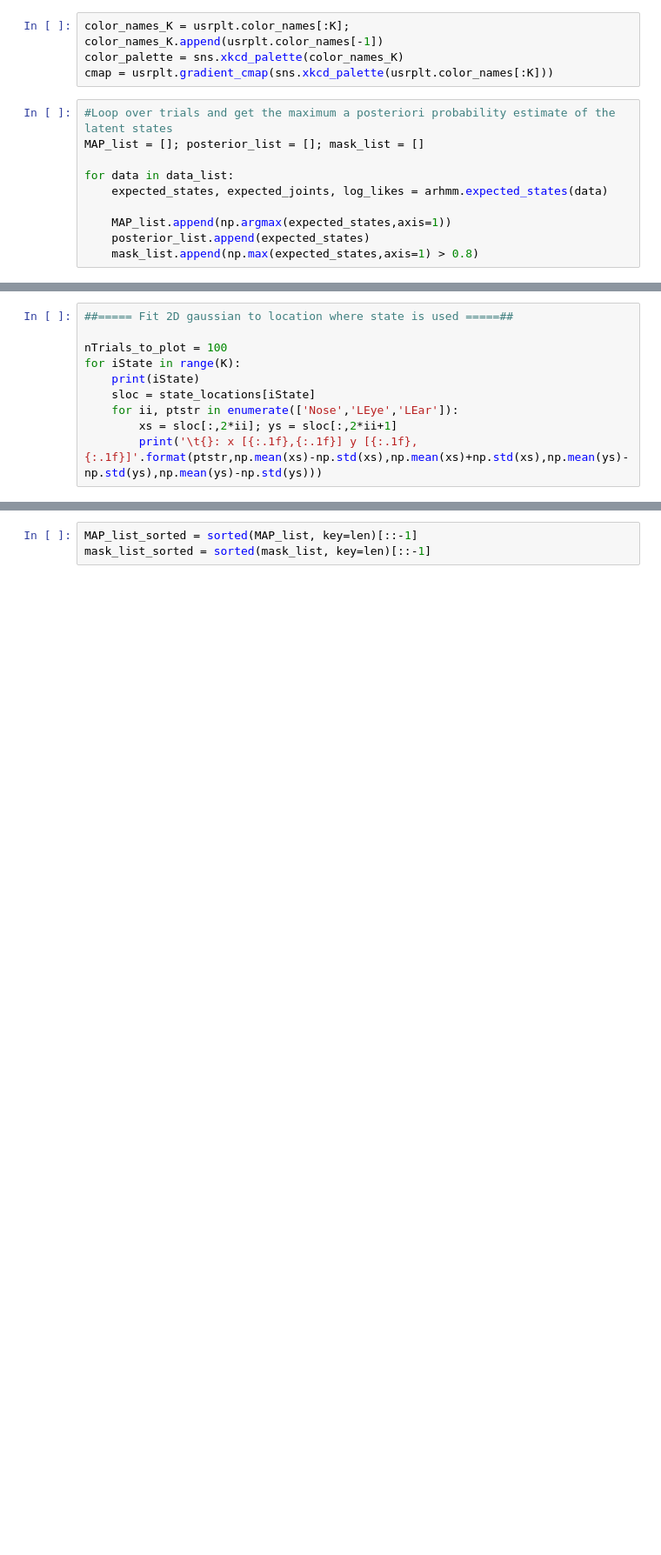
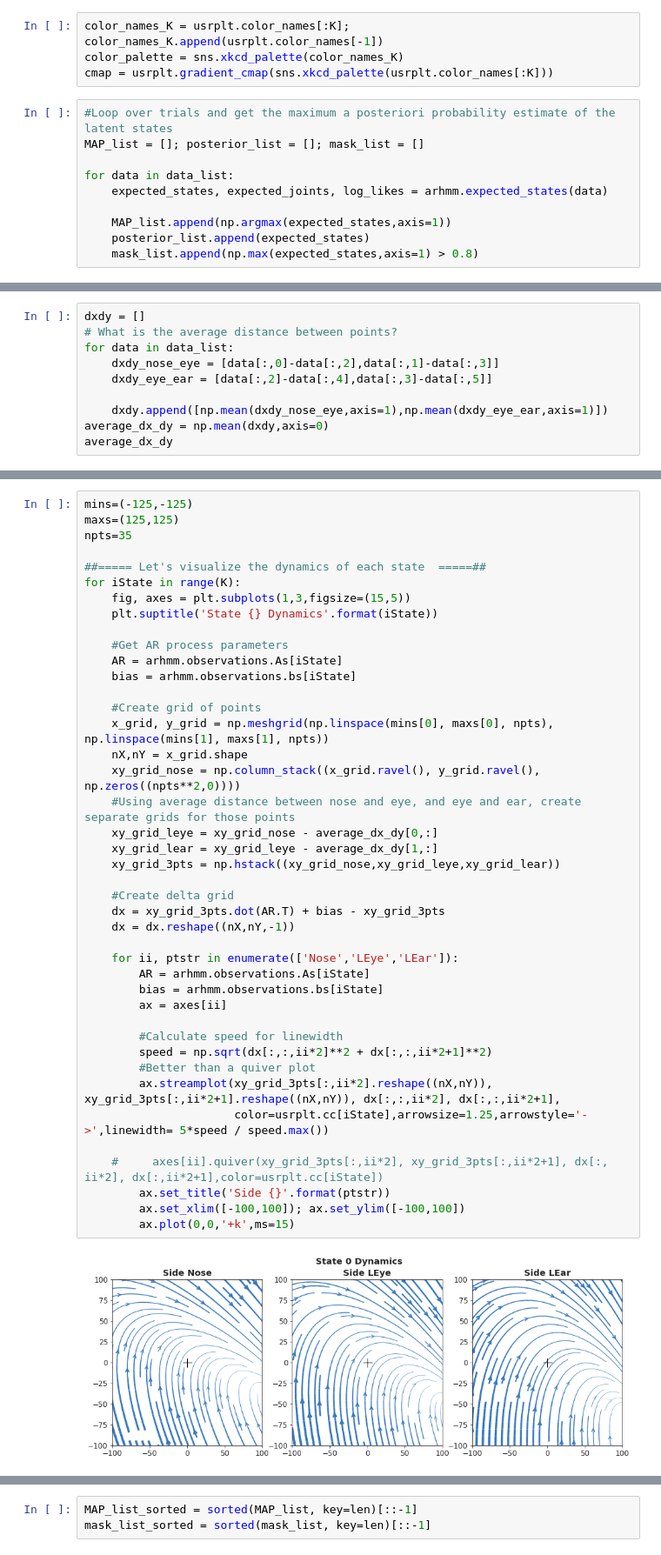
Before and after one commit to davidgwyrick/jumping_behavior, a Jupyter notebook: jumping_behavior_ssm.ipynb, the cells around one changed output, grey strips where cells are left out. Shown at 87% size. Cells and saved outputs as stored; diff of their text form; blank space fills up the shorter version.

```diff
--- a/jumping_behavior_ssm.ipynb
+++ b/jumping_behavior_ssm.ipynb
@@ -311,10 +147,0 @@ for iState in range(K):
-# %%
-##===== Fit 2D gaussian to location where state is used =====##
-
-nTrials_to_plot = 100
-for iState in range(K):
-    print(iState)
-    sloc = state_locations[iState]
-    for ii, ptstr in enumerate(['Nose','LEye','LEar']):
-        xs = sloc[:,2*ii]; ys = sloc[:,2*ii+1]
-        print('\t{}: x [{:.1f},{:.1f}] y [{:.1f},{:.1f}]'.format(ptstr,np.mean(xs)-np.std(xs),np.mean(xs)+np.std(xs),np.mean(ys)-np.std(ys),np.mean(ys)-np.std(ys)))
@@ -426,0 +192,10 @@ sns.heatmap(transition_matrix,square=True,cbar_kws={'shrink':0.5})
+# %%
+dxdy = []
+# What is the average distance between points?
+for data in data_list:
+    dxdy_nose_eye = [data[:,0]-data[:,2],data[:,1]-data[:,3]]
+    dxdy_eye_ear = [data[:,2]-data[:,4],data[:,3]-data[:,5]]
+
+    dxdy.append([np.mean(dxdy_nose_eye,axis=1),np.mean(dxdy_eye_ear,axis=1)])
+average_dx_dy = np.mean(dxdy,axis=0)
+average_dx_dy
@@ -426,0 +211,44 @@ sns.heatmap(transition_matrix,square=True,cbar_kws={'shrink':0.5})
+# %%
+mins=(-125,-125)
+maxs=(125,125)
+npts=35
+
+##===== Let's visualize the dynamics of each state  =====##
+for iState in range(K):
+    fig, axes = plt.subplots(1,3,figsize=(15,5))
+    plt.suptitle('State {} Dynamics'.format(iState))
+
+    #Get AR process parameters
+    AR = arhmm.observations.As[iState]
+    bias = arhmm.observations.bs[iState]
+
+    #Create grid of points
+    x_grid, y_grid = np.meshgrid(np.linspace(mins[0], maxs[0], npts), np.linspace(mins[1], maxs[1], npts))
+    nX,nY = x_grid.shape
+    xy_grid_nose = np.column_stack((x_grid.ravel(), y_grid.ravel(), np.zeros((npts**2,0))))
+    #Using average distance between nose and eye, and eye and ear, create separate grids for those points
+    xy_grid_leye = xy_grid_nose - average_dx_dy[0,:]
+    xy_grid_lear = xy_grid_leye - average_dx_dy[1,:]
+    xy_grid_3pts = np.hstack((xy_grid_nose,xy_grid_leye,xy_grid_lear))
+
+    #Create delta grid
+    dx = xy_grid_3pts.dot(AR.T) + bias - xy_grid_3pts
+    dx = dx.reshape((nX,nY,-1))
+
+    for ii, ptstr in enumerate(['Nose','LEye','LEar']):
+        AR = arhmm.observations.As[iState]
+        bias = arhmm.observations.bs[iState]
+        ax = axes[ii]
+
+        #Calculate speed for linewidth
+        speed = np.sqrt(dx[:,:,ii*2]**2 + dx[:,:,ii*2+1]**2)
+        #Better than a quiver plot
+        ax.streamplot(xy_grid_3pts[:,ii*2].reshape((nX,nY)), xy_grid_3pts[:,ii*2+1].reshape((nX,nY)), dx[:,:,ii*2], dx[:,:,ii*2+1],
+                      color=usrplt.cc[iState],arrowsize=1.25,arrowstyle='->',linewidth= 5*speed / speed.max())
+
+    #     axes[ii].quiver(xy_grid_3pts[:,ii*2], xy_grid_3pts[:,ii*2+1], dx[:, ii*2], dx[:,ii*2+1],color=usrplt.cc[iState])
+        ax.set_title('Side {}'.format(ptstr))
+        ax.set_xlim([-100,100]); ax.set_ylim([-100,100])
+        ax.plot(0,0,'+k',ms=15)
+# %% [output]
+[figure, added]
```
Also changed, not shown: parts of 60 cells of this notebook, 6 other files.
